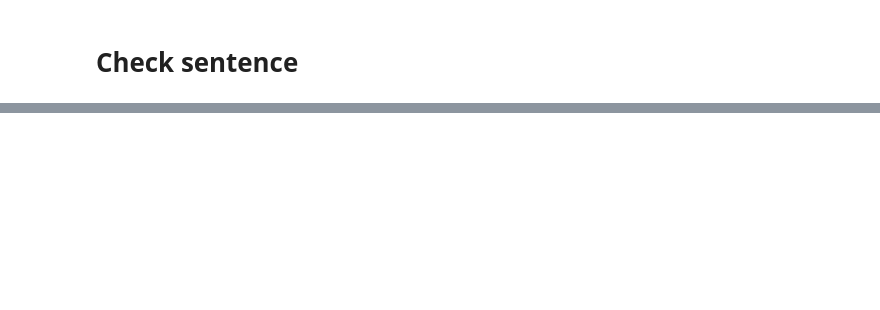
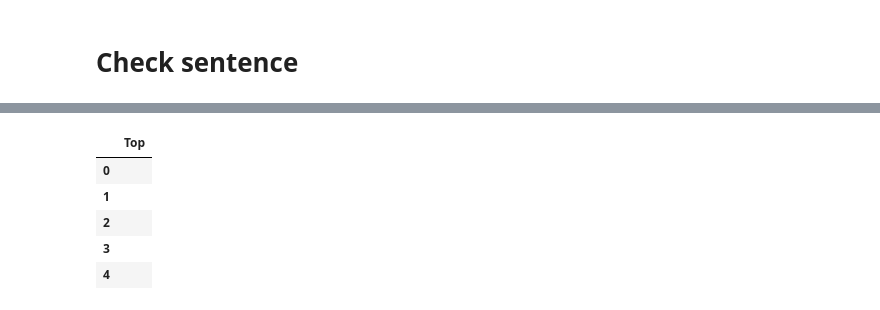
Before and after one commit to adwiza/datascience_skillbox, a Jupyter notebook: BW_project/BW_TEXT_PREP-W2V-TF-wo_HTML.ipynb, the cells around one changed output, grey strips where cells are left out. Saved outputs shown, nothing was run; the diff lists cells and outputs as text; code cells hidden in the pictures; blank space fills up the shorter version.

```diff
--- a/BW_project/BW_TEXT_PREP-W2V-TF-wo_HTML.ipynb
+++ b/BW_project/BW_TEXT_PREP-W2V-TF-wo_HTML.ipynb
@@ -522,7 +563,7 @@ train.to_csv('../datasets/wo_html.csv')
 model.save('../models/modelSequential_wo_HTML.h5')
 # %%
 #model_new = keras.models.load_model('../models/modelSequential.h5')
-model_new = keras.models.load_model('../models/modelSequential_wo_HTML.h5')
+model_new = keras.models.load_model('../models/bad_words.model/01_checkpoint_0.14.hdf5')
 # %%
 predictions = model_new.predict(X_train_padded)
 predictions = [1 if p > .5 else 0 for p in predictions]
@@ -531,7 +572,7 @@ predictions = [1 if p > .5 else 0 for p in predictions]
 # %% [markdown]
 # Check sentence
 # %%
-raw_text = ""
+raw_text = "bondage damsels distress rope ballgag ducttape"
 test_text_preprocessed = bs(raw_text).get_text().replace('\n',' ')
 test_text_preprocessed = preprocess(test_text_preprocessed, punctuation_marks, stop_words)
 test_text_np = np.array([test_text_preprocessed])
@@ -618,7 +659,7 @@ with open('../models/tokenizer.pickle', 'rb') as handle:
 
 model = keras.models.load_model('../models/modelSequential.h5')
 
-raw_text = '<p>Socks. Such a simple, common and necessary item. I love wearing socks. Frilly socks, fuzzy socks, reinforced toe and heel socks, sweat socks, lace socks, statement socks! I love finding cute colors to match and contrast my shoes and clothes. I actually sold many pairs of socks during college to cover my club visits. Lucky boys. Also, for animals that do not know how to shut their mouths. \"Put a sock in it\" literally does work. It is kind of weird how much I enjoy hearing the slurping and sucking sounds coming from the floor beneath me. \"Yes, I want that sock sucked cleaned foot mutt. Keep that mouth busy for me like a good boy.\"</p>'
+raw_text = 'nigger'
 
 
 def predict(sequences):
@@ -635,3 +676,4 @@ mapping = {False: 0, True: 1}
 # data.rename(columns={"hasBadWords": "labels"}, inplace=True)
 data.drop(['SiteID', 'Title', 'Description', 'Keywords', 'Bottom'], axis=1, inplace=True)
 data.head()
+# %% [output]
@@ -638,2 +684,8 @@ data.head()
+|  | Top |
+| 0 |  |
+| 1 |  |
+| 2 |  |
+| 3 |  |
+| 4 |  |
 # %%
 data.Top
```
Also changed, not shown: parts of 31 cells of this notebook, 3 other files.
